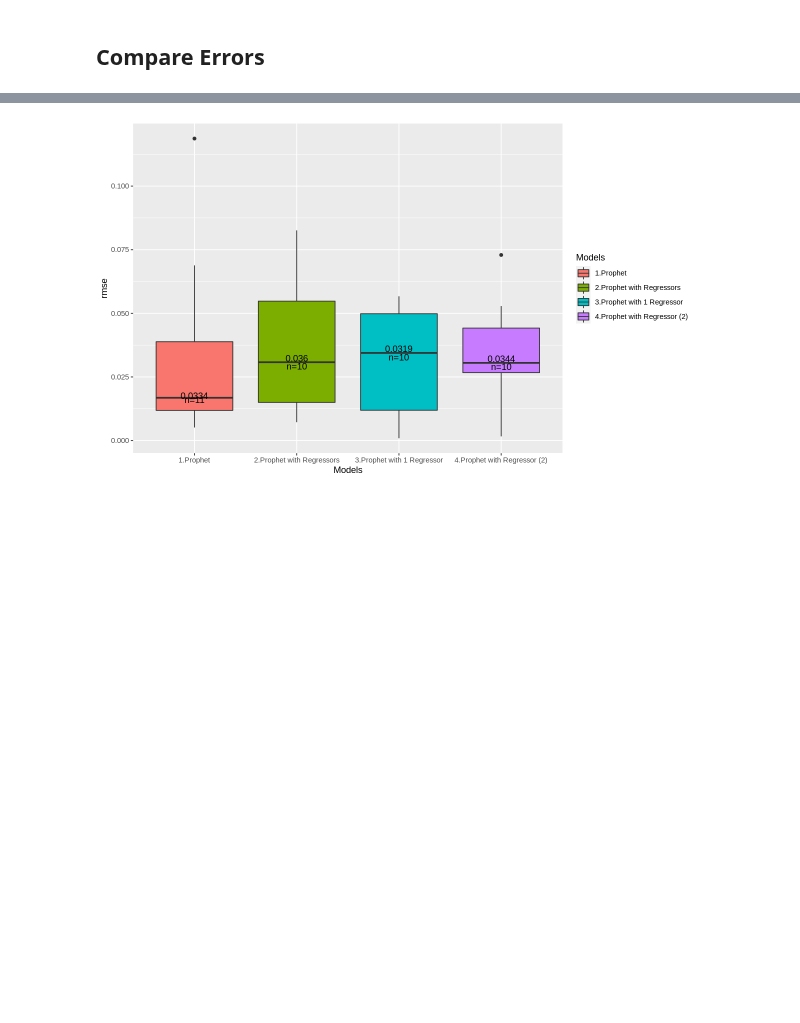
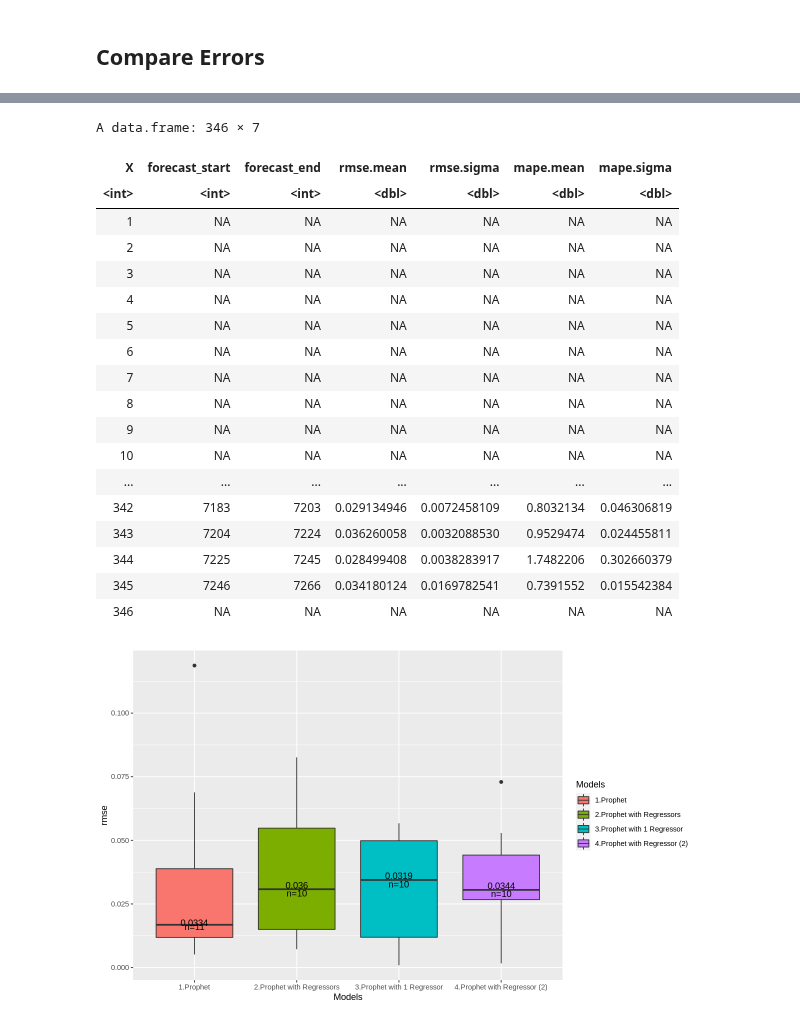
Before and after one commit to lbk209/timeseries, a Jupyter notebook: compare_timeseries_models_spx_monthly_return.ipynb, the cells around one changed output, grey strips where cells are left out. Cells and saved outputs as stored; diff of their text form; code cells hidden in the pictures; blank space fills up the shorter version.

Commit message:
complete cv for prophet
it took almost like 3 days

```diff
--- a/compare_timeseries_models_spx_monthly_return.ipynb
+++ b/compare_timeseries_models_spx_monthly_return.ipynb
@@ -455 +862,23 @@ my.figsize(10,6)
+# %%
+read.csv(file = 'prophet_result_m0101.csv')
+# %% [output]
+A data.frame: 346 × 7
+| X | forecast_start | forecast_end | rmse.mean | rmse.sigma | mape.mean | mape.sigma |
+| <int> | <int> | <int> | <dbl> | <dbl> | <dbl> | <dbl> |
+| 1 | NA | NA | NA | NA | NA | NA |
+| 2 | NA | NA | NA | NA | NA | NA |
+| 3 | NA | NA | NA | NA | NA | NA |
+| 4 | NA | NA | NA | NA | NA | NA |
+| 5 | NA | NA | NA | NA | NA | NA |
+| 6 | NA | NA | NA | NA | NA | NA |
+| 7 | NA | NA | NA | NA | NA | NA |
+| 8 | NA | NA | NA | NA | NA | NA |
+| 9 | NA | NA | NA | NA | NA | NA |
+| 10 | NA | NA | NA | NA | NA | NA |
+| ... | ... | ... | ... | ... | ... | ... |
+| 342 | 7183 | 7203 | 0.029134946 | 0.0072458109 | 0.8032134 | 0.046306819 |
+| 343 | 7204 | 7224 | 0.036260058 | 0.0032088530 | 0.9529474 | 0.024455811 |
+| 344 | 7225 | 7245 | 0.028499408 | 0.0038283917 | 1.7482206 | 0.302660379 |
+| 345 | 7246 | 7266 | 0.034180124 | 0.0169782541 | 0.7391552 | 0.015542384 |
+| 346 | NA | NA | NA | NA | NA | NA |
 # %%
```
Also changed, not shown: parts of 13 cells of this notebook.
